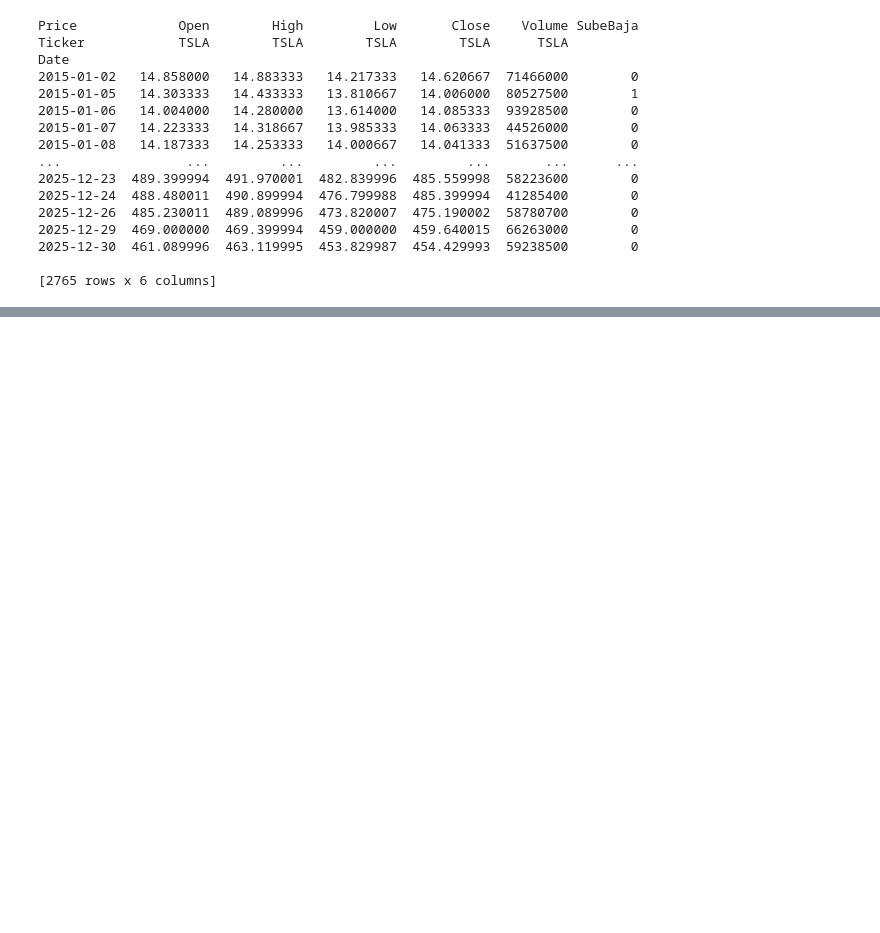
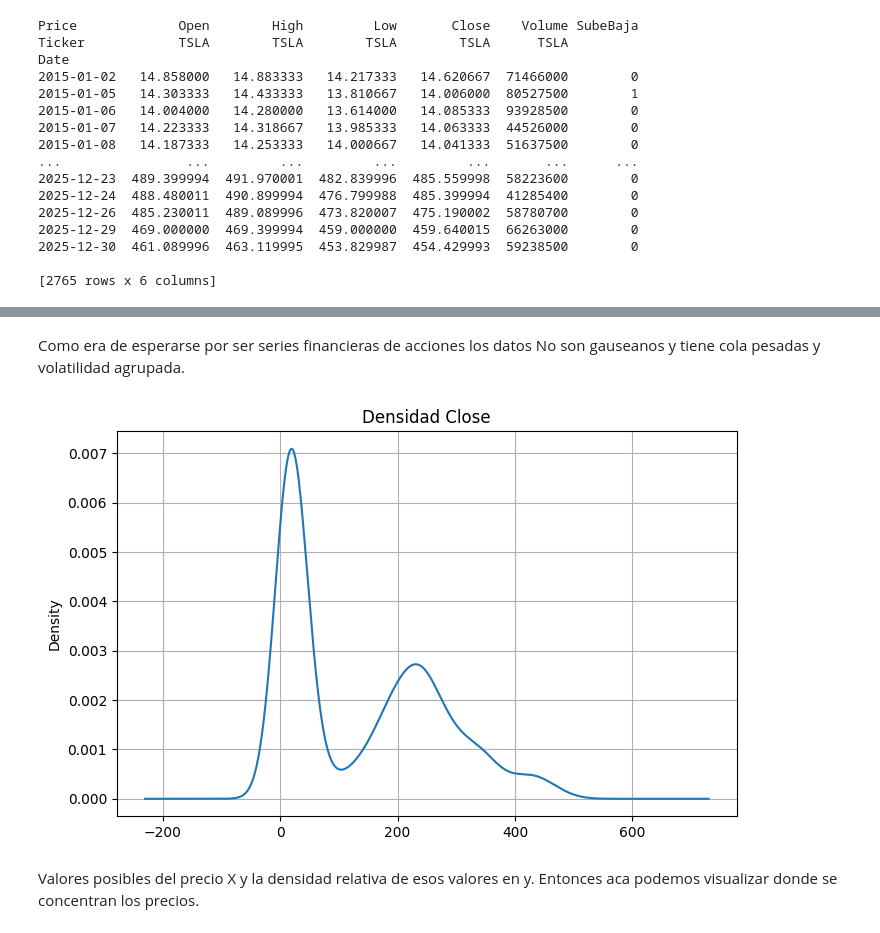
Before and after one commit to 42engineering/P3MetodologiasAgilesML, a Jupyter notebook: tdsp_template/scripts/tsl_stock_data.ipynb, the cells around one changed output, grey strips where cells are left out. Cells and saved outputs as stored; diff of their text form; code cells hidden in the pictures; blank space fills up the shorter version.

```diff
--- a/tdsp_template/scripts/tsl_stock_data.ipynb
+++ b/tdsp_template/scripts/tsl_stock_data.ipynb
@@ -164,0 +219,26 @@ Date
+# %% [markdown]
+Como era de esperarse por ser series financieras de acciones los datos No son gauseanos y tiene cola pesadas y volatilidad agrupada.
+# %%
+def plotDensity(data, title, figureSize=(8,5)):
+
+    seriesData = np.array(data).squeeze()
+
+    pd.Series(seriesData).plot(
+        kind='density',
+        figsize=figureSize
+    )
+
+    plt.title(title)
+
+    plt.grid(True)
+
+    plt.show()
+# %%
+plotDensity(
+    data['Close'],
+    'Densidad Close'
+)
+# %% [output]
+[figure, added]
+# %% [markdown]
+Valores posibles del precio X y la densidad relativa de esos valores en y. Entonces aca podemos visualizar donde se concentran los precios.
```
Also changed, not shown: parts of 11 cells of this notebook.
